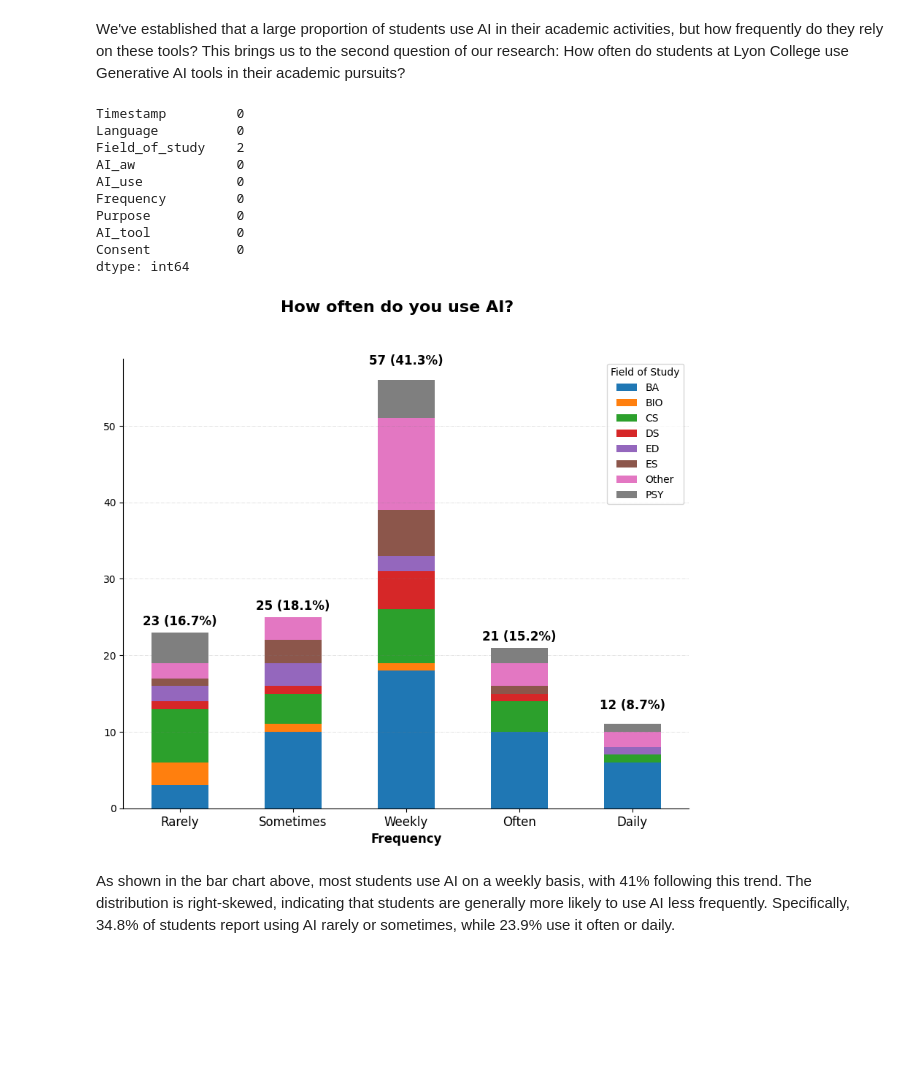
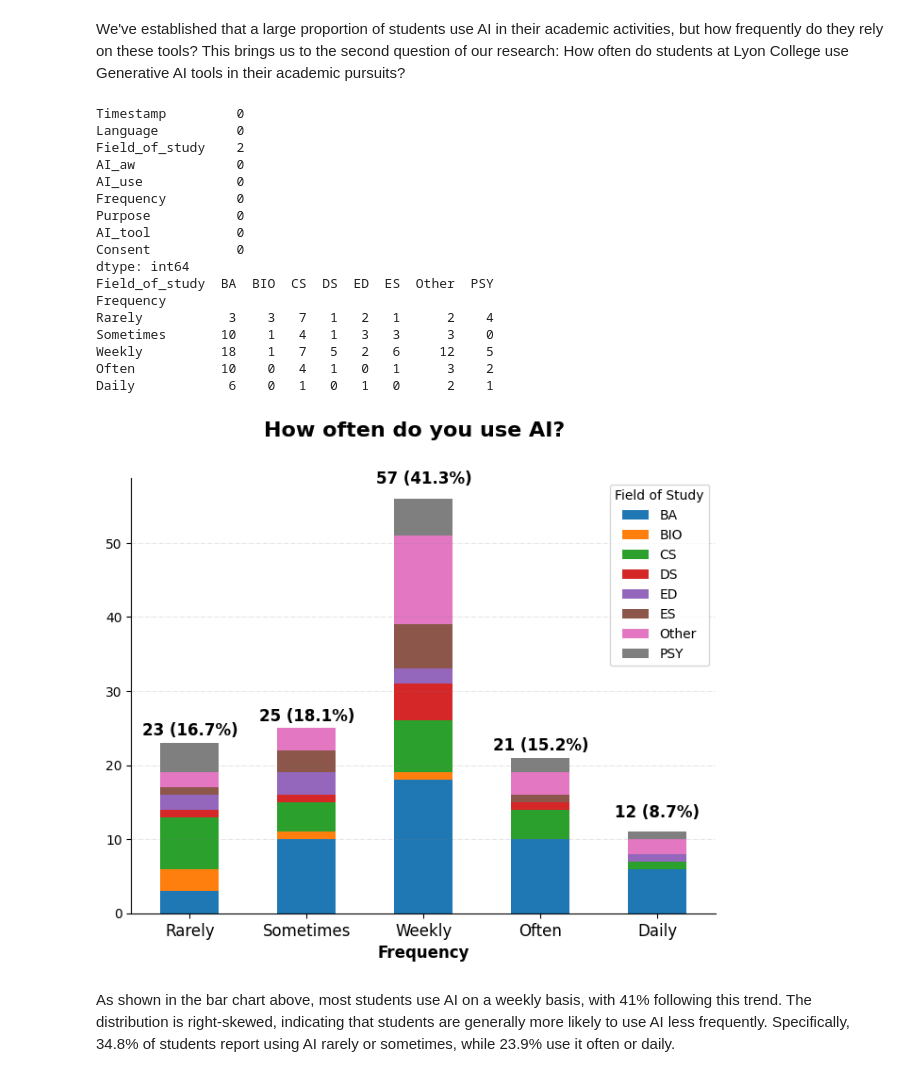
Before and after one commit to cris1618/Mapping-the-use-of-GAI-in-a-higher-educational-context, a Jupyter notebook: AI_usage.ipynb, the cells around one changed output. Drawn from its saved outputs; the diff is of its cells as text; code cells hidden in the pictures; blank space fills up the shorter version.

```diff
--- a/AI_usage.ipynb
+++ b/AI_usage.ipynb
@@ -287,7 +287,7 @@ To answer this, we’ll visualize the proportion of students who reported using
 # Count the value in the column
 ai_use = df["AI_use"].value_counts()
 
-fig, ax = plt.subplots(1, 2, figsize=(10,8))
+fig, ax = plt.subplots(1, 2, figsize=(8,6))
 fig.suptitle("Students use of AI", fontsize=16, fontweight="bold")
 ax[0].bar(ai_use.index, ai_use.values)
 
@@ -325,7 +325,7 @@ df_inter = df[df["Language"] == "Non-Native English Speaker"]
 # Count the value in the column
 ai_use_int = df_inter["AI_use"].value_counts()
 
-fig, ax = plt.subplots(1, 2, figsize=(10,8))
+fig, ax = plt.subplots(1, 2, figsize=(8,6))
 fig.suptitle("International Students use of AI", fontsize=16, fontweight="bold")
 ax[0].bar(ai_use_int.index, ai_use_int.values)
 
@@ -387,41 +387,49 @@ df_yes["Field_of_study"] = df_yes["Field_of_study"].apply(lambda x: x if field_c
 
 # Create a pivot table to count "Yes" and "No" for each field of study
 pivot_table_2 = df_yes.pivot_table(index="Frequency", columns="Field_of_study", aggfunc="size", fill_value=0)
+print(pivot_table_2)
 
 # Create bar plot with the values
-fig, ax = plt.subplots(1, 1, figsize=(10,8))
+fig, ax = plt.subplots(1, 1, figsize=(8,6))
 plt.suptitle("How often do you use AI?", fontsize=16, fontweight="bold")
 
 pivot_table_2.plot(kind="bar", stacked=True, ax=ax)
 #ax.bar(frequency.index, frequency.values)
 # Adding a grid
 ax.grid(visible=True, color="grey", linestyle="-.", linewidth=0.5, alpha=0.3, axis="y")
 
 
 total = frequency.values.sum()
 for i in range(len(frequency.index)):
     value = frequency.values[i]
     percentage = (value / total) * 100
     ax.text(i, value + 1, f'{value} ({percentage:.1f}%)', ha='center', fontweight="bold", fontsize=12)
 
 ax.spines['right'].set_visible(False)
 ax.spines['top'].set_visible(False)
 ax.tick_params(axis="x", rotation=0, labelsize=12)
 ax.set_xlabel(xlabel="Frequency", fontsize=12, fontweight="bold")
 ax.legend(title="Field of Study")
 plt.show()
 # %% [output]
 Timestamp         0
 Language          0
 Field_of_study    2
 AI_aw             0
 AI_use            0
 Frequency         0
 Purpose           0
 AI_tool           0
 Consent           0
 dtype: int64
+Field_of_study  BA  BIO  CS  DS  ED  ES  Other  PSY
+Frequency
+Rarely           3    3   7   1   2   1      2    4
+Sometimes       10    1   4   1   3   3      3    0
+Weekly          18    1   7   5   2   6     12    5
+Often           10    0   4   1   0   1      3    2
+Daily            6    0   1   0   1   0      2    1
-[figure, old version]
+[figure, new version]
 # %% [markdown]
 As shown in the bar chart above, most students use AI on a weekly basis, with 41% following this trend. The distribution is right-skewed, indicating that students are generally more likely to use AI less frequently. Specifically, 34.8% of students report using AI rarely or sometimes, while 23.9% use it often or daily.
 # %% [markdown]
```
Also changed, not shown: parts of 8 cells of this notebook.
